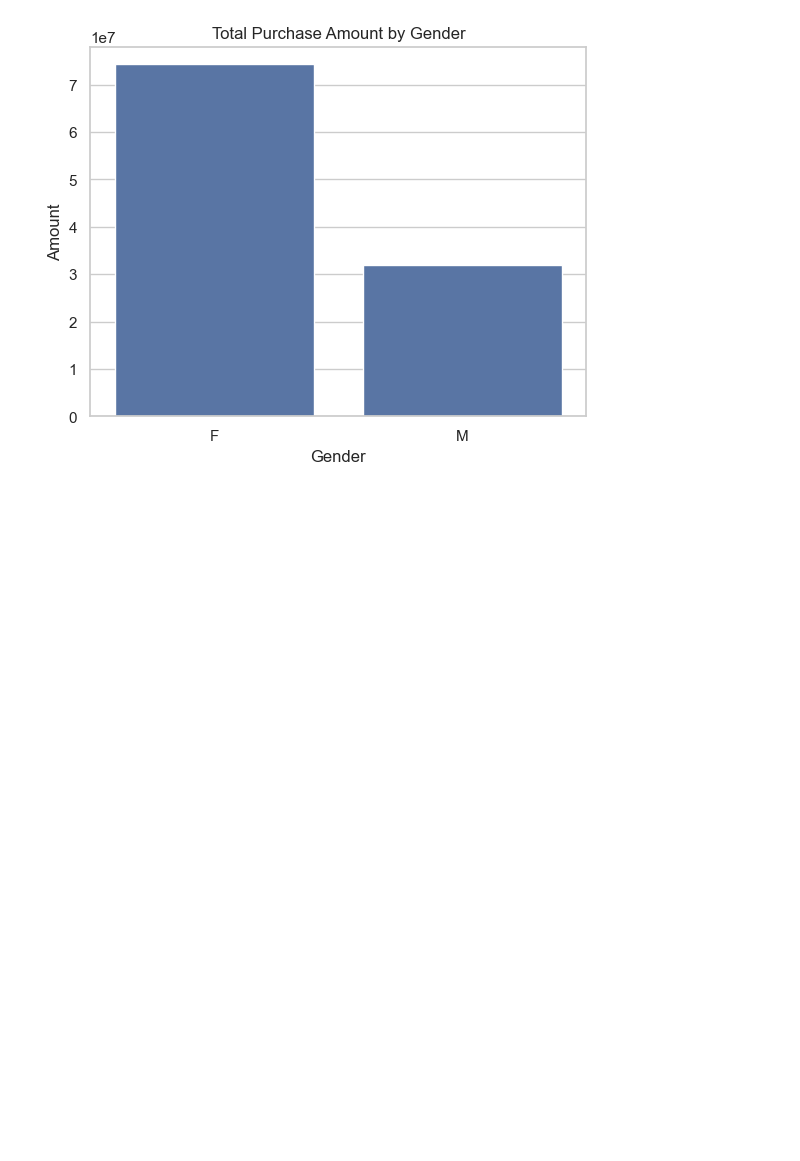
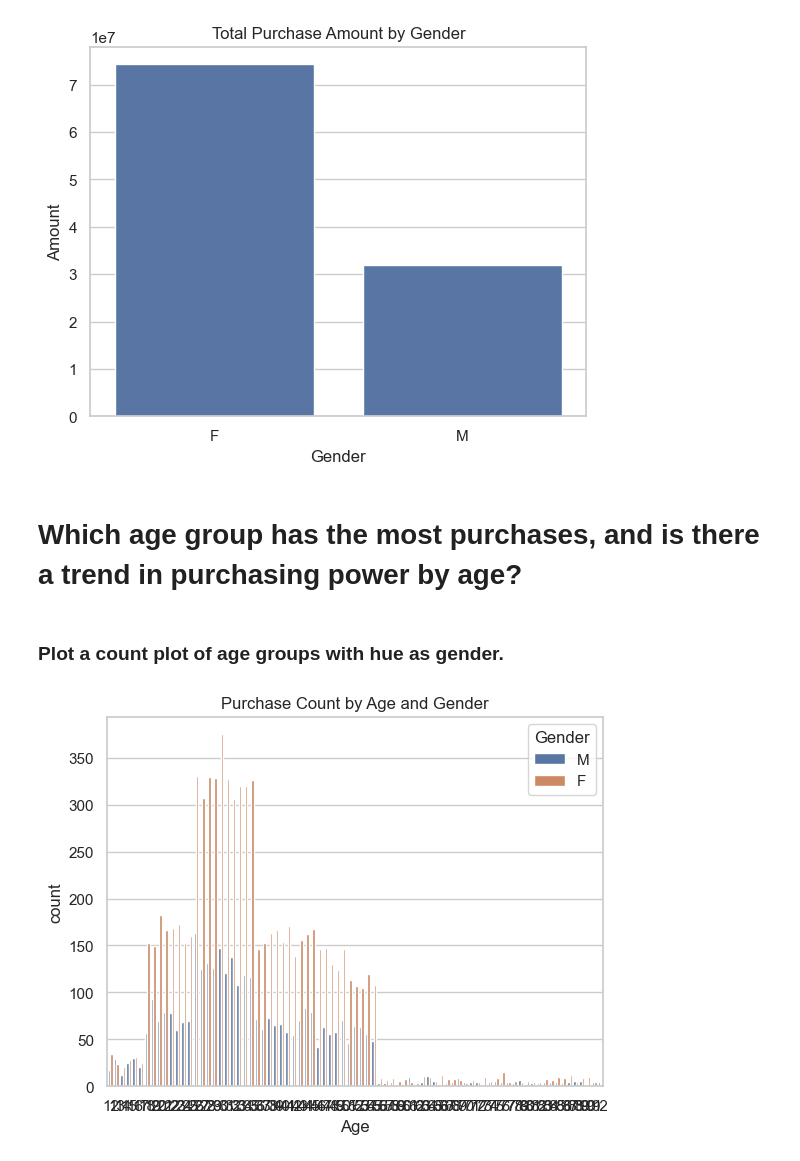
Before and after one commit to rohanpatil1794/New-Year-Sales-Analysis, a Jupyter notebook: New_year_sales_analysis.ipynb, the cells around one changed output. Drawn from its saved outputs; the diff is of its cells as text; code cells hidden in the pictures; blank space fills up the shorter version.

```diff
--- a/New_year_sales_analysis.ipynb
+++ b/New_year_sales_analysis.ipynb
@@ -141,3 +147,13 @@ plt.title('Total Purchase Amount by Gender')
 plt.show()
 # %% [output]
 [figure]
+# %% [markdown]
+# Which age group has the most purchases, and is there a trend in purchasing power by age?
+# %% [markdown]
+### Plot a count plot of age groups with hue as gender.
+# %%
+sns.countplot(data = df, x = 'Age', hue = 'Gender')
+plt.title('Purchase Count by Age and Gender')
+plt.show()
+# %% [output]
+[figure, added]
```
Also changed, not shown: parts of 9 cells of this notebook.
